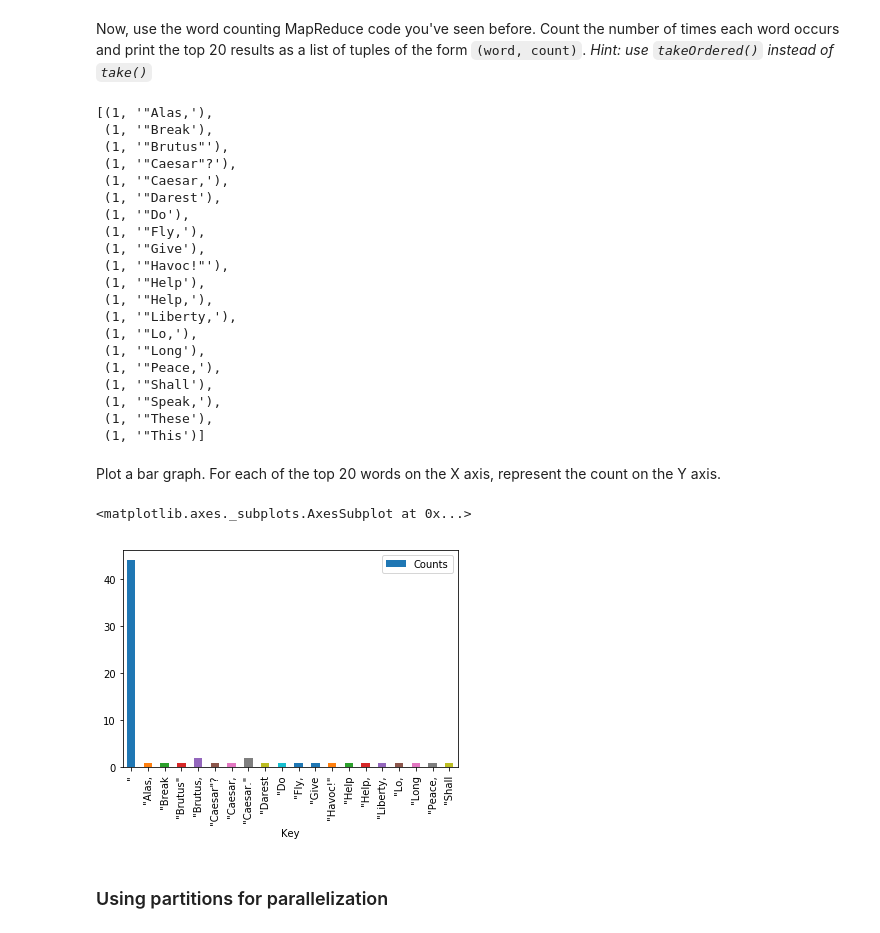
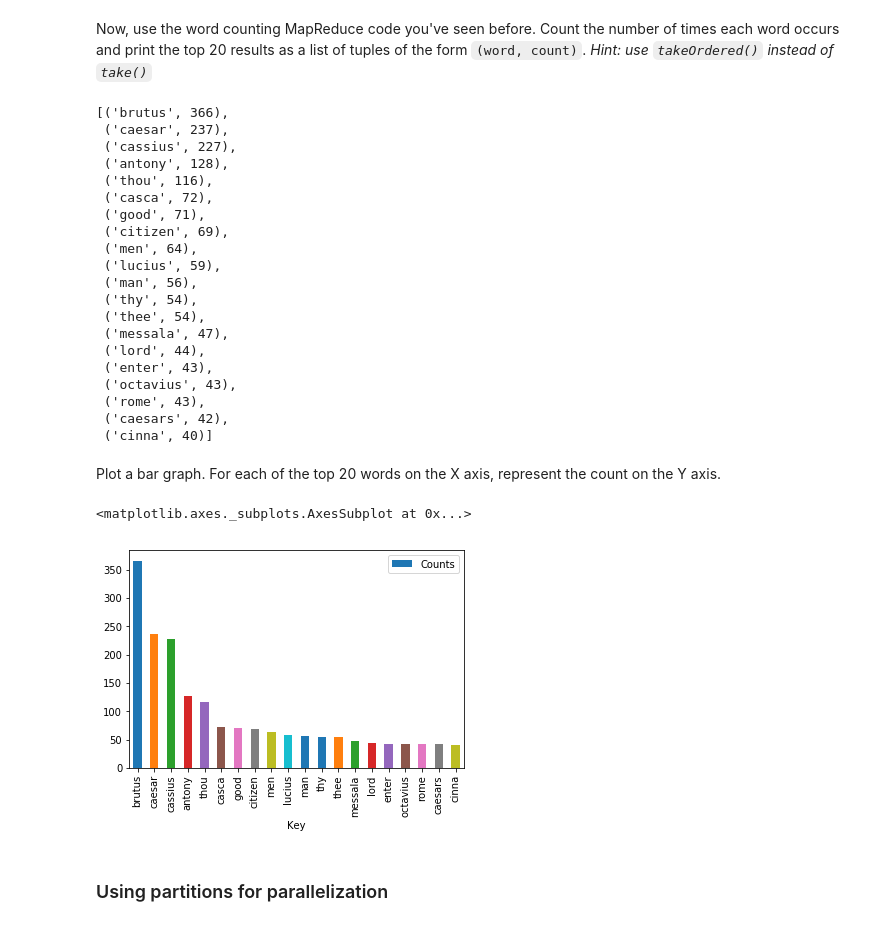
Before and after one commit to SapphireCore/DSTP, a Jupyter notebook: Unit18_Spark_MapReduce/pyspark.ipynb, the cells around one changed output. Cells and saved outputs as stored; diff of their text form; code cells hidden in the pictures.

```diff
--- a/Unit18_Spark_MapReduce/pyspark.ipynb
+++ b/Unit18_Spark_MapReduce/pyspark.ipynb
@@ -314,3 +314,6 @@ print(stopwords[:10])
 # %%
 # Load the text of Julius Caesar into RDD
 juliusrdd = sc.textFile('./sparklect/shakes/juliuscaesar.txt')
+
+# Convert all characters to lower case
+juliusrdd = juliusrdd.map(lambda c: c.lower())
@@ -327,3 +343,10 @@ juliusrdd_words.count()
+# %%
+# This is the same as the two argument version, except that the characters from the third string are removed,
+# as if they were mapped to None. So your table is saying "Don't replace anything, but remove the characters
+# that show up in this string".
+
+juliusrdd_words = juliusrdd.flatMap(lambda l: l.split()) \
+                  .map(lambda x: x.translate(str.maketrans('','',string.punctuation)))
 # %% [markdown]
 Now print the first 20 words of Julius Caesar as a Python list.
 # %%
@@ -382,42 +405,44 @@ juliusrdd_words.filter(lambda w: w not in stopwords).take(20)
 Now, use the word counting MapReduce code you've seen before. Count the number of times each word occurs and print the top 20 results as a list of tuples of the form `(word, count)`. *Hint: use `takeOrdered()` instead of `take()`*
 # %%
 # Count word frequency
-juliusrdd_counts = juliusrdd_words.map(lambda w: (w, 1)).reduceByKey(lambda x, y: x+y).map(lambda p:(p[1], p[0])).sortByKey(True)
-juliusrdd_counts.takeOrdered(20)
+# Notice the key assignment trick to sort by count
+juliusrdd_counts = juliusrdd_words.filter(lambda w: w not in stopwords).map(lambda w: (w, 1)).reduceByKey(lambda x, y: x+y)
+juliusrdd_counts_top20 = juliusrdd_counts.takeOrdered(20, key=lambda x: -x[1])
+juliusrdd_counts_top20
 # %% [output]
-[(1, '"Alas,'),
- (1, '"Break'),
- (1, '"Brutus"'),
- (1, '"Caesar"?'),
- (1, '"Caesar,'),
- (1, '"Darest'),
- (1, '"Do'),
- (1, '"Fly,'),
- (1, '"Give'),
- (1, '"Havoc!"'),
- (1, '"Help'),
- (1, '"Help,'),
- (1, '"Liberty,'),
- (1, '"Lo,'),
- (1, '"Long'),
- (1, '"Peace,'),
- (1, '"Shall'),
- (1, '"Speak,'),
- (1, '"These'),
- (1, '"This')]
+[('brutus', 366),
+ ('caesar', 237),
+ ('cassius', 227),
+ ('antony', 128),
+ ('thou', 116),
+ ('casca', 72),
+ ('good', 71),
+ ('citizen', 69),
+ ('men', 64),
+ ('lucius', 59),
+ ('man', 56),
+ ('thy', 54),
+ ('thee', 54),
+ ('messala', 47),
+ ('lord', 44),
+ ('enter', 43),
+ ('octavius', 43),
+ ('rome', 43),
+ ('caesars', 42),
+ ('cinna', 40)]
 # %% [markdown]
 Plot a bar graph. For each of the top 20 words on the X axis, represent the count on the Y axis.
 # %%
 # Barplot of the top 20 words
 %matplotlib inline
 import matplotlib.pyplot as plt
 import pandas as pd
-df = pd.DataFrame(juliusrdd_counts.takeOrdered(20))
+df = pd.DataFrame(juliusrdd_counts_top20)
 df.columns = ["Key", "Counts"]
 df.plot.bar("Key", "Counts")
 # %% [output]
 <matplotlib.axes._subplots.AxesSubplot at 0x...>
-[figure, old version]
+[figure, new version]
 # %% [markdown]
 ### Using partitions for parallelization
 # %% [markdown]
```
Also changed, not shown: parts of 12 cells of this notebook, 25 other files.
